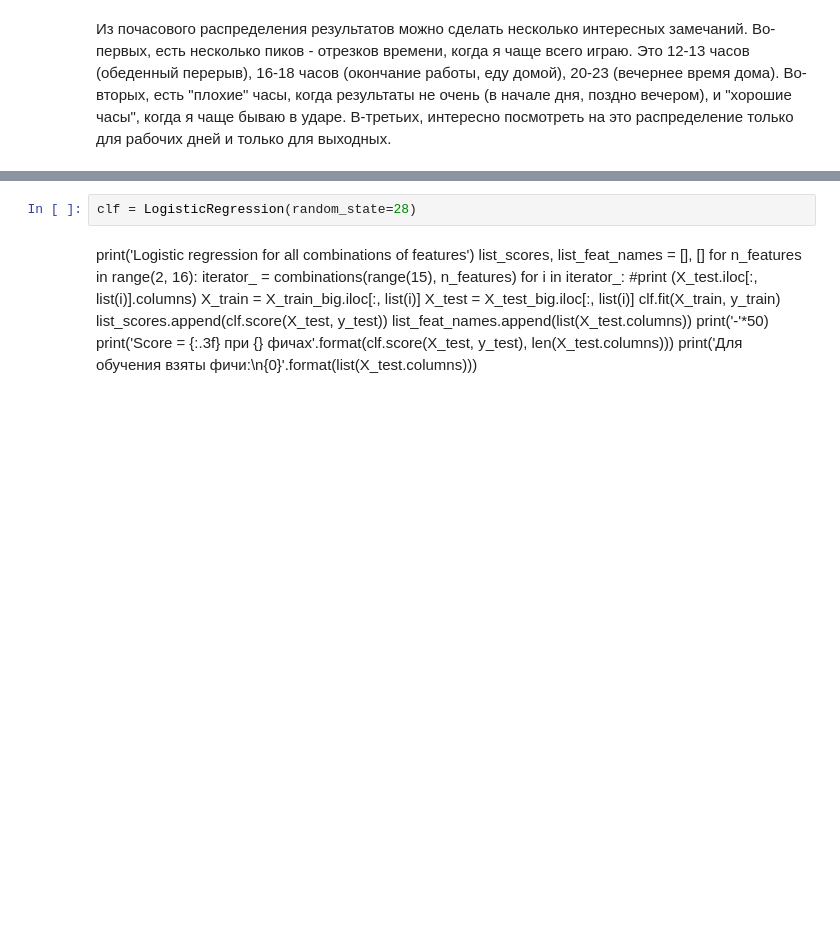
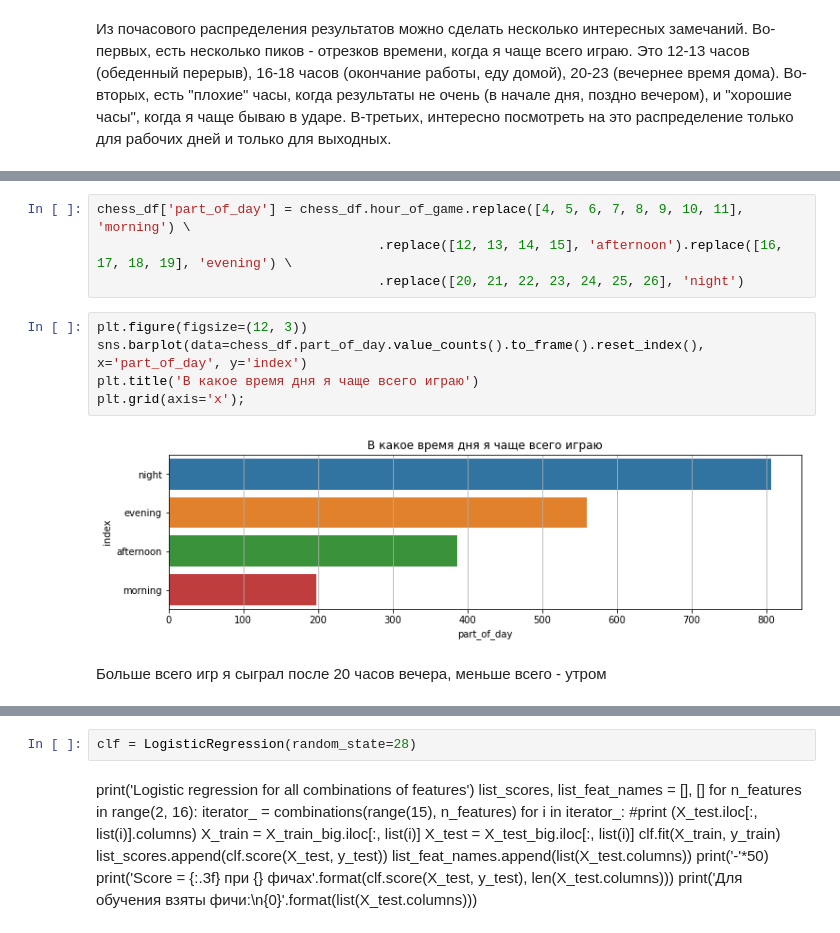
Before and after one commit to shemakale/chess-prediction, a Jupyter notebook: chess predictor github.ipynb, the cells around one changed output, grey strips where cells are left out. Drawn from its saved outputs; the diff is of its cells as text; blank space fills up the shorter version.

```diff
--- a/chess predictor github.ipynb
+++ b/chess predictor github.ipynb
@@ -340,0 +371,13 @@ plt.plot();
+# %%
+chess_df['part_of_day'] = chess_df.hour_of_game.replace([4, 5, 6, 7, 8, 9, 10, 11], 'morning') \
+                                    .replace([12, 13, 14, 15], 'afternoon').replace([16, 17, 18, 19], 'evening') \
+                                    .replace([20, 21, 22, 23, 24, 25, 26], 'night')
+# %%
+plt.figure(figsize=(12, 3))
+sns.barplot(data=chess_df.part_of_day.value_counts().to_frame().reset_index(), x='part_of_day', y='index')
+plt.title('В какое время дня я чаще всего играю')
+plt.grid(axis='x');
+# %% [output]
+[figure, added]
+# %% [markdown]
+Больше всего игр я сыграл после 20 часов вечера, меньше всего - утром
```
Also changed, not shown: parts of 33 cells of this notebook.
